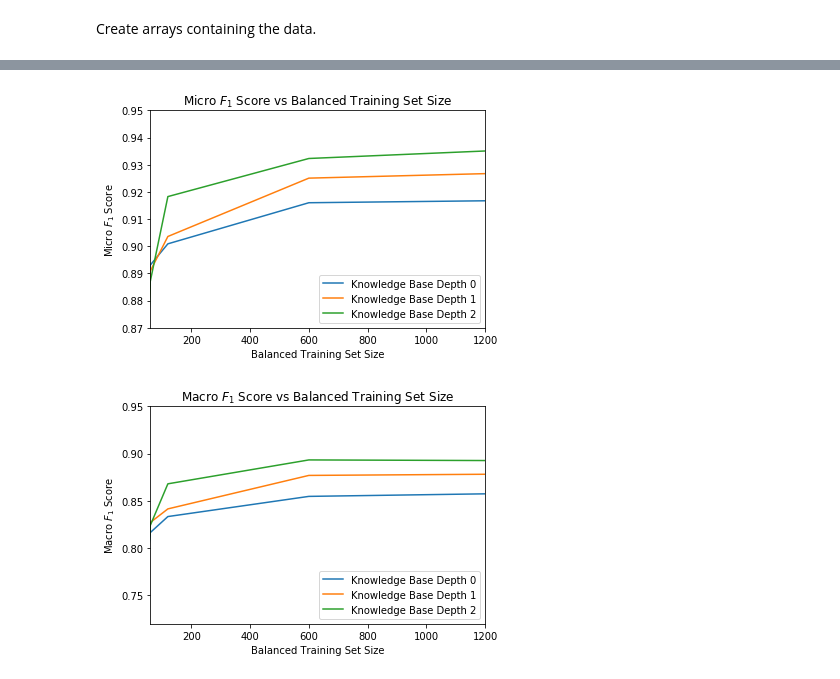
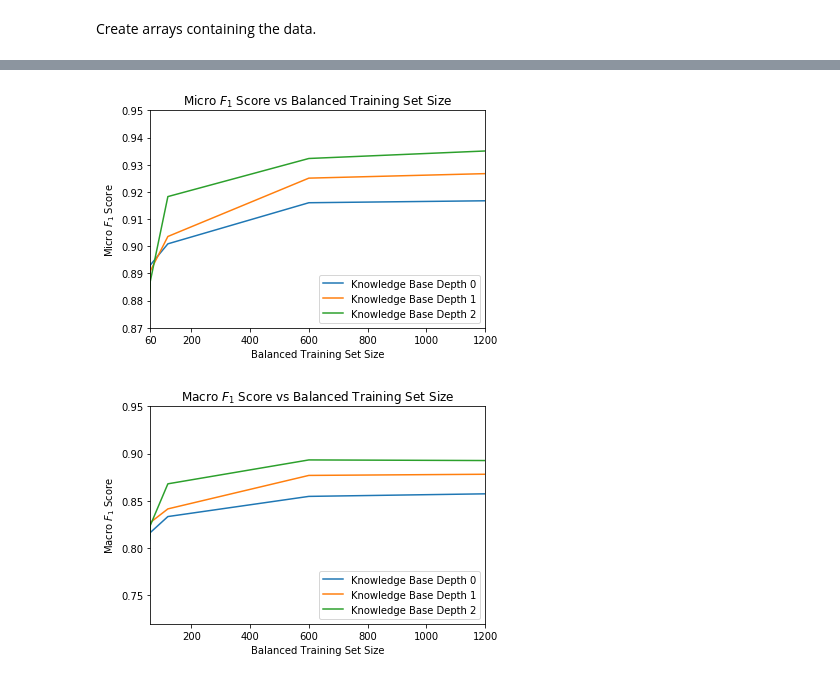
Before and after one commit to dscook/topic-classification-with-kbs, a Jupyter notebook: rcv1/results.ipynb, the cells around one changed output, grey strips where cells are left out. Drawn from its saved outputs; the diff is of its cells as text; code cells hidden in the pictures.

```diff
--- a/rcv1/results.ipynb
+++ b/rcv1/results.ipynb
@@ -97,16 +106,17 @@ plt.show()
 # %%
 plt.title('Micro $F_1$ Score vs Balanced Training Set Size')
 plt.ylabel('Micro $F_1$ Score')
 plt.xlabel('Balanced Training Set Size')
 plt.plot(training_set_sizes_balanced, kb0_balanced_micro, label='Knowledge Base Depth 0')
 plt.plot(training_set_sizes_balanced, kb1_balanced_micro, label='Knowledge Base Depth 1')
 plt.plot(training_set_sizes_balanced, kb2_balanced_micro, label='Knowledge Base Depth 2')
 plt.xlim(60, 1200)
 plt.ylim(0.87, 0.95)
+plt.xticks([60, 200, 400, 600, 800, 1000, 1200])
 plt.legend(loc='lower right')
 plt.show()
 # %% [output]
-[figure, old version]
+[figure, new version]
 # %%
 plt.title('Macro $F_1$ Score vs Balanced Training Set Size')
 plt.ylabel('Macro $F_1$ Score')
```
Also changed, not shown: parts of 6 cells of this notebook, 1 other file.
